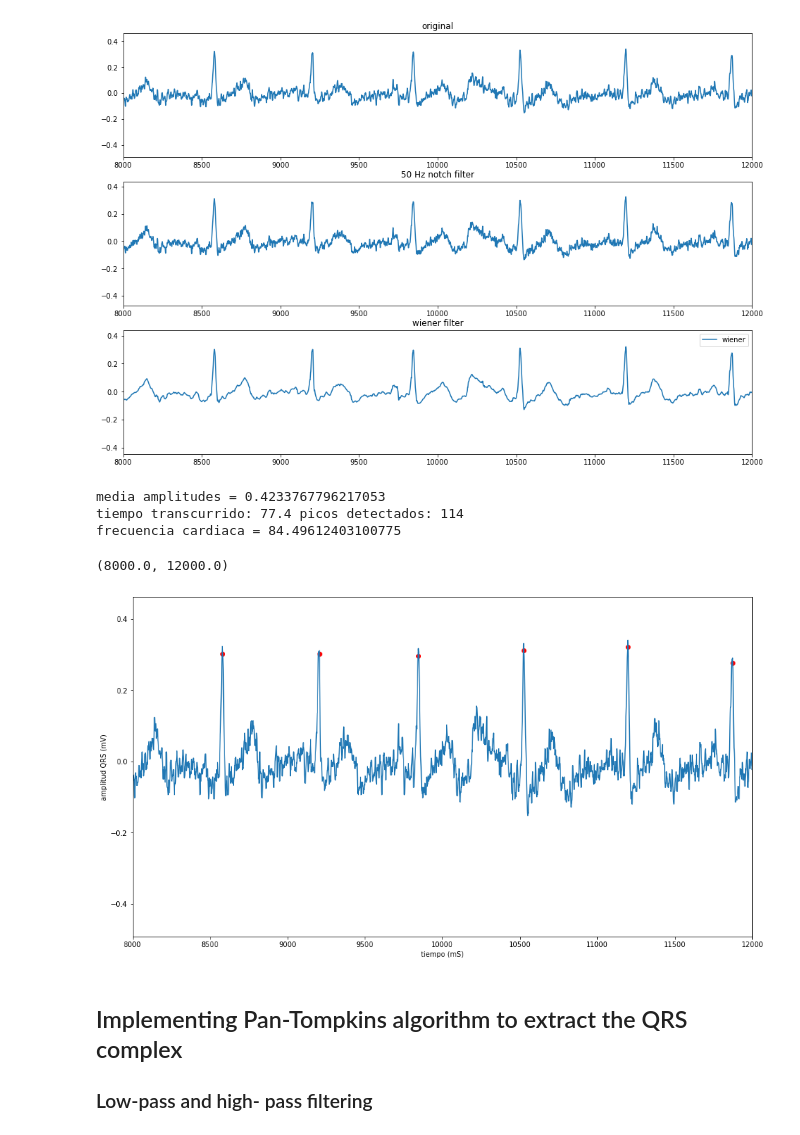
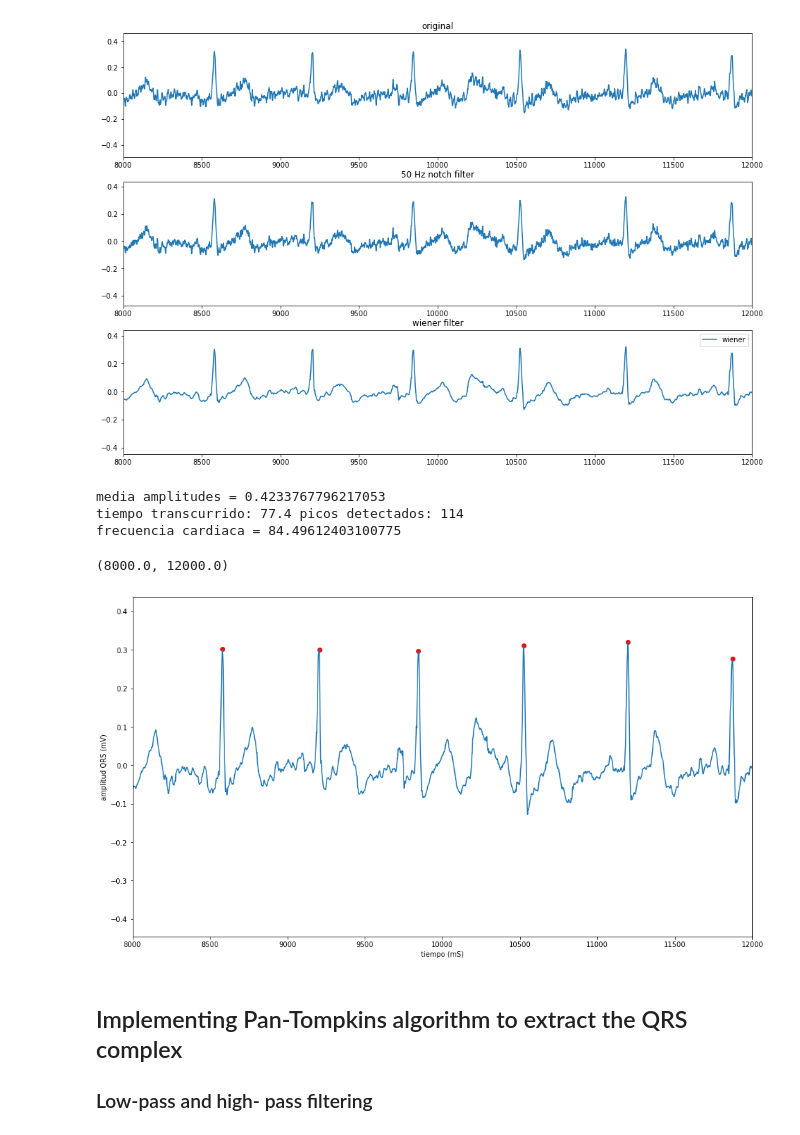
Before and after one commit to sergiogolaya/qrs_complex_detection, a Jupyter notebook: procesado_ecg.ipynb, the cells around one changed output. Drawn from its saved outputs; the diff is of its cells as text; code cells hidden in the pictures.

```diff
--- a/procesado_ecg.ipynb
+++ b/procesado_ecg.ipynb
@@ -93,22 +93,22 @@ plt.legend()
 # %%
 peaks2, _ = find_peaks(xwiener,height=[0.0,2.0],prominence = 0.35,distance = 300) #posición de los picos del ECG
 alturas2 = findHeight(xwiener,peaks2)
 print('media amplitudes = ' + str(np.mean(alturas2))) #media de las amplitudes del complejo QRS del ECG
 
 print('tiempo transcurrido: ' + str(xwiener.size/1000) + ' picos detectados: ' + str(peaks.size)) #intervalo de tiempo (S) en el que se realizó el experimento y picos válidos para el estudio
 print('frecuencia cardiaca = ' + str((peaks2.size/(xwiener.size/1000))*60)) #frecuencia cardiaca
 values2 = xwiener[peaks2] #valores de los picos del ECG
 plt.figure(figsize = (16,9))
 plt.xlabel('tiempo (mS)')
 plt.ylabel('amplitud QRS (mV)')
-plt.plot(peaks2,values2, "or",); plt.plot(converted_data);
+plt.plot(peaks2,values2, "or",); plt.plot(xwiener);
 plt.xlim(8000,12000)
 # %% [output]
 media amplitudes = 0.4233767796217053
 tiempo transcurrido: 77.4 picos detectados: 114
 frecuencia cardiaca = 84.49612403100775
 (8000.0, 12000.0)
-[figure, old version]
+[figure, new version]
 # %% [markdown]
 ## Implementing Pan-Tompkins algorithm to extract the QRS complex
 ### Low-pass and high- pass filtering
```
Also changed, not shown: parts of 4 cells of this notebook.
